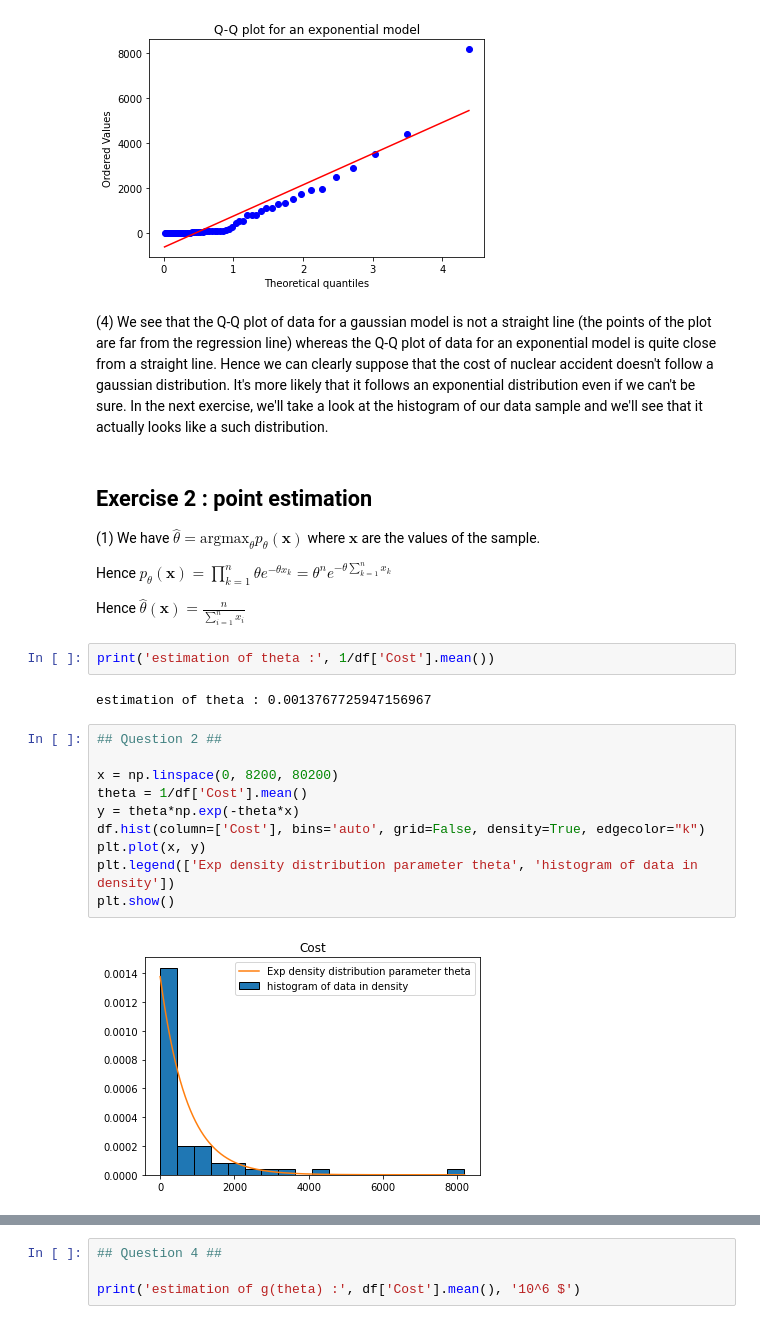
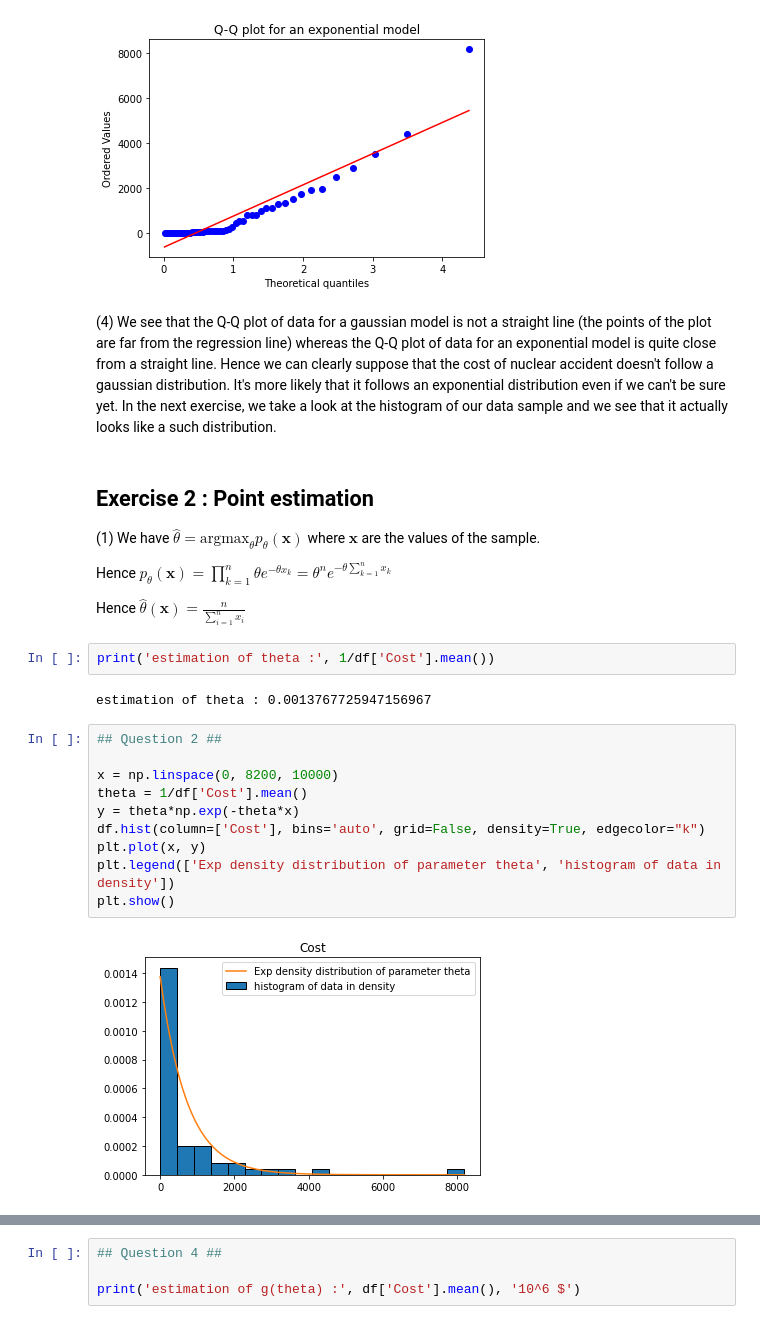
Before and after one commit to simonqueric/MDI220_project, a Jupyter notebook: project_simon_queric.ipynb, the cells around one changed output, grey strips where cells are left out. Drawn from its saved outputs; the diff is of its cells as text.

```diff
--- a/project_simon_queric.ipynb
+++ b/project_simon_queric.ipynb
@@ -65,15 +66,15 @@ plt.show()
 [figure]
 # %% [markdown]
 (4) We see that the Q-Q plot of data for a gaussian model is not a straight line (the points of the plot are far from the regression line) whereas the Q-Q plot of data for an exponential model is quite close from a straight line. Hence we can clearly suppose that the cost of nuclear accident doesn't follow a gaussian distribution.
-It's more likely that it follows an exponential distribution even if we can't be sure. In the next exercise, we'll take a look at the histogram of our data sample and we'll see that it actually looks like a such distribution.
+It's more likely that it follows an exponential distribution even if we can't be sure yet. In the next exercise, we take a look at the histogram of our data sample and we see that it actually looks like a such distribution.
 # %% [markdown]
-## Exercise 2 : point estimation
+## Exercise 2 : Point estimation
 
-(1) We have $\hat{\theta} = \text{argmax}_{\theta}{p_{\theta}(\textbf{x})}$ where $\textbf{x}$ are the values of the sample.
+(1) We have $\widehat{\theta} = \text{argmax}_{\theta}{p_{\theta}(\textbf{x})}$ where $\textbf{x}$ are the values of the sample.
 
 Hence $\displaystyle p_{\theta}(\textbf{x}) = \prod_{k=1}^n{\theta e^{-\theta x_k}} = \theta^ne^{-\theta \sum_{k=1}^n{x_k}}$
 
-Hence $\displaystyle \hat{\theta}(\textbf{x}) = \frac{n}{\sum_{i=1}^n{x_i}}$
+Hence $\displaystyle \widehat{\theta}(\textbf{x}) = \frac{n}{\sum_{i=1}^n{x_i}}$
 # %%
 print('estimation of theta :', 1/df['Cost'].mean())
 # %% [output]
@@ -81,13 +82,13 @@ estimation of theta : 0.0013767725947156967
 # %%
 ## Question 2 ##
 
-x = np.linspace(0, 8200, 80200)
+x = np.linspace(0, 8200, 10000)
 theta = 1/df['Cost'].mean()
 y = theta*np.exp(-theta*x)
 df.hist(column=['Cost'], bins='auto', grid=False, density=True, edgecolor="k")
 plt.plot(x, y)
-plt.legend(['Exp density distribution parameter theta', 'histogram of data in density'])
+plt.legend(['Exp density distribution of parameter theta', 'histogram of data in density'])
 plt.show()
 # %% [output]
-[figure, old version]
+[figure, new version]
 # %% [markdown]
```
Also changed, not shown: parts of 16 cells of this notebook.
